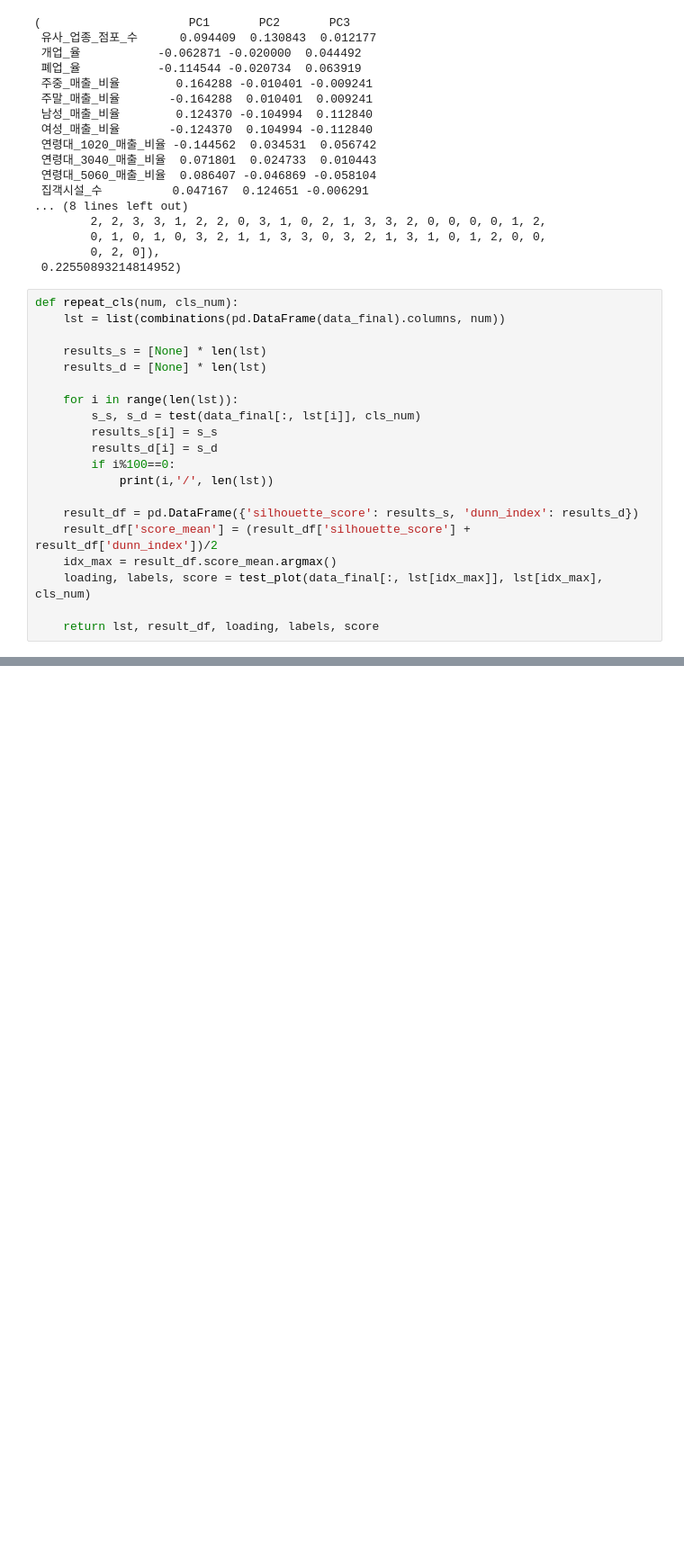
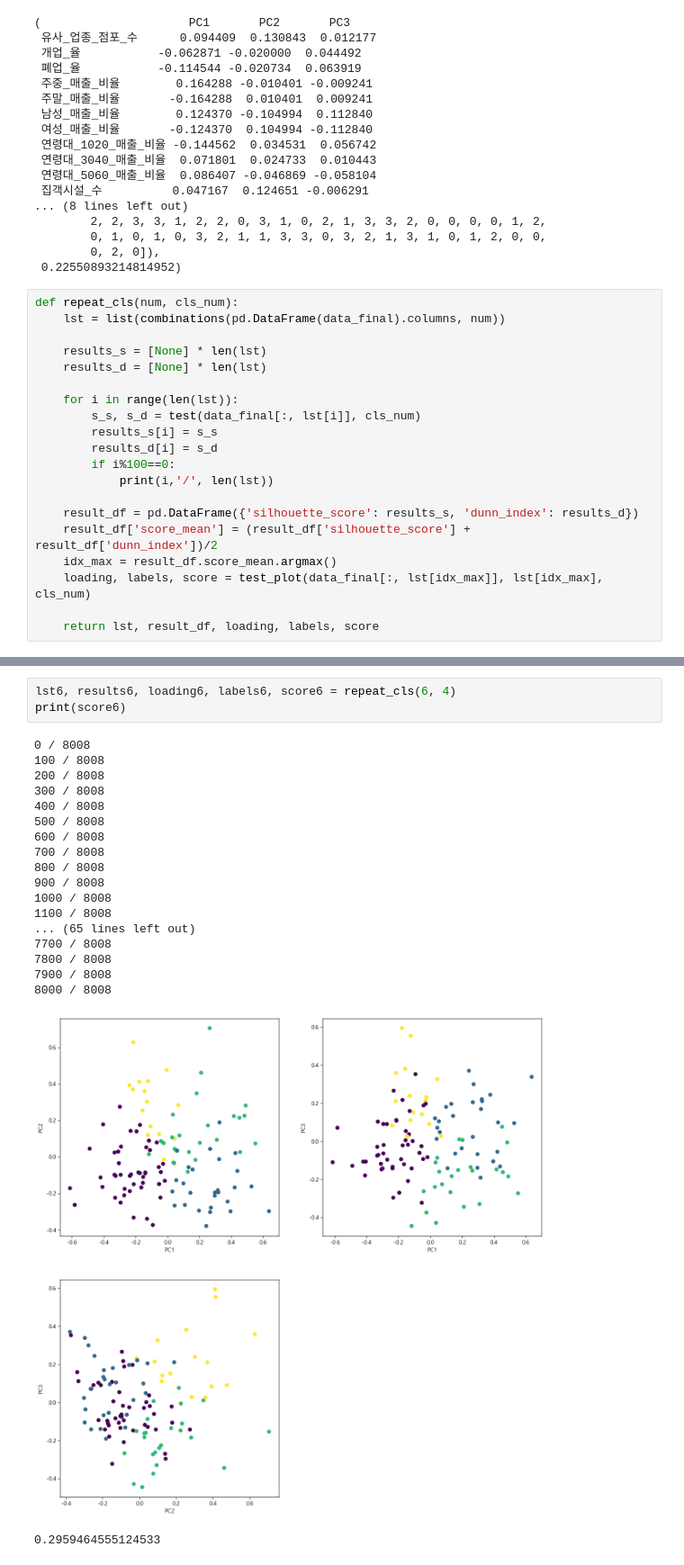
Before and after one commit to kae1128/wadada, a Jupyter notebook: clustering/clustering.ipynb, the cells around one changed output, grey strips where cells are left out. Shown at 90% size. Drawn from its saved outputs; the diff is of its cells as text; blank space fills up the shorter version.

```diff
--- a/clustering/clustering.ipynb
+++ b/clustering/clustering.ipynb
@@ -171,0 +220,23 @@ def repeat_cls(num, cls_num):
+# %%
+lst6, results6, loading6, labels6, score6 = repeat_cls(6, 4)
+print(score6)
+# %% [output]
+0 / 8008
+100 / 8008
+200 / 8008
+300 / 8008
+400 / 8008
+500 / 8008
+600 / 8008
+700 / 8008
+800 / 8008
+900 / 8008
+1000 / 8008
+1100 / 8008
+... (65 lines left out)
+7700 / 8008
+7800 / 8008
+7900 / 8008
+8000 / 8008
+[figure, added]
+0.2959464555124533
```
Also changed, not shown: parts of 10 cells of this notebook.
